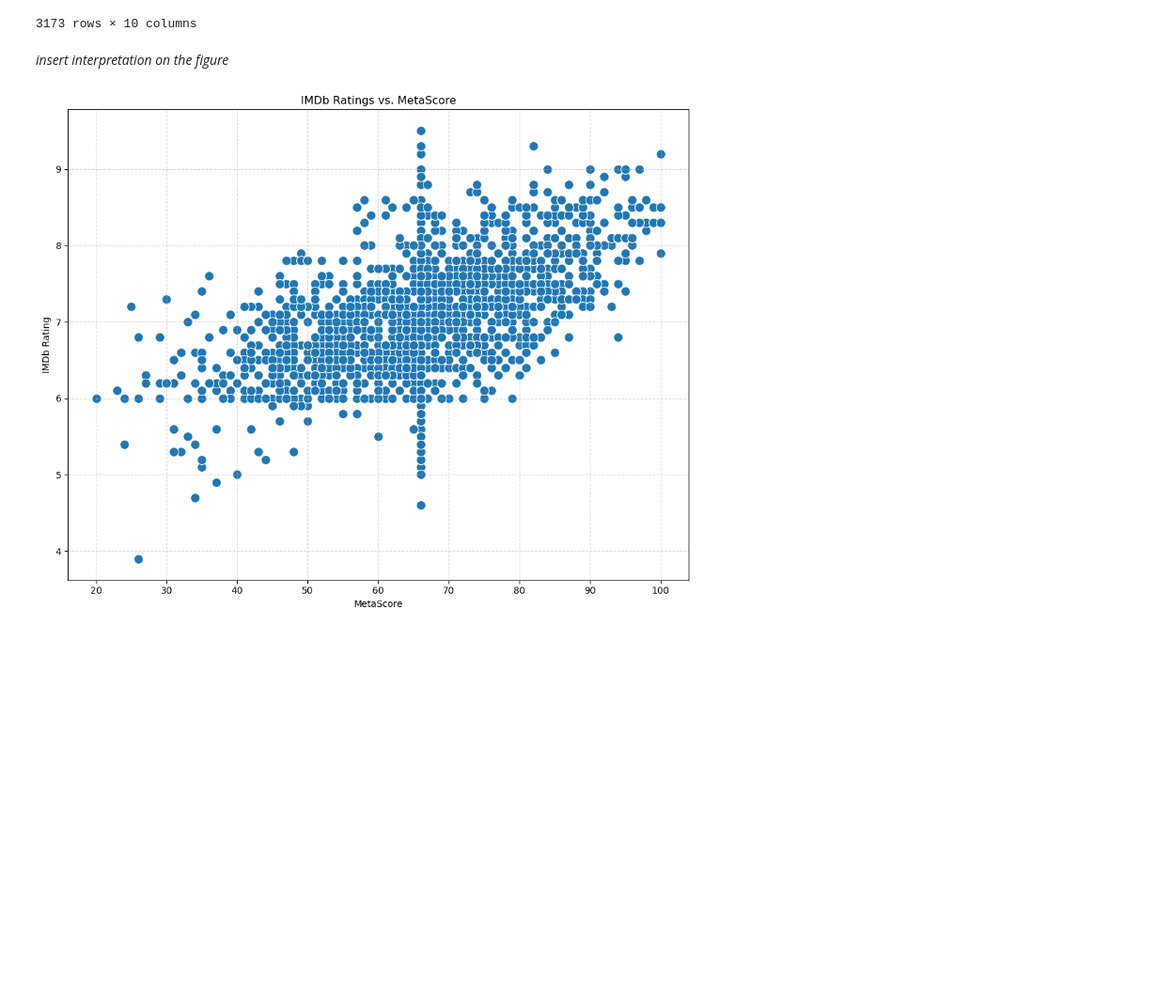
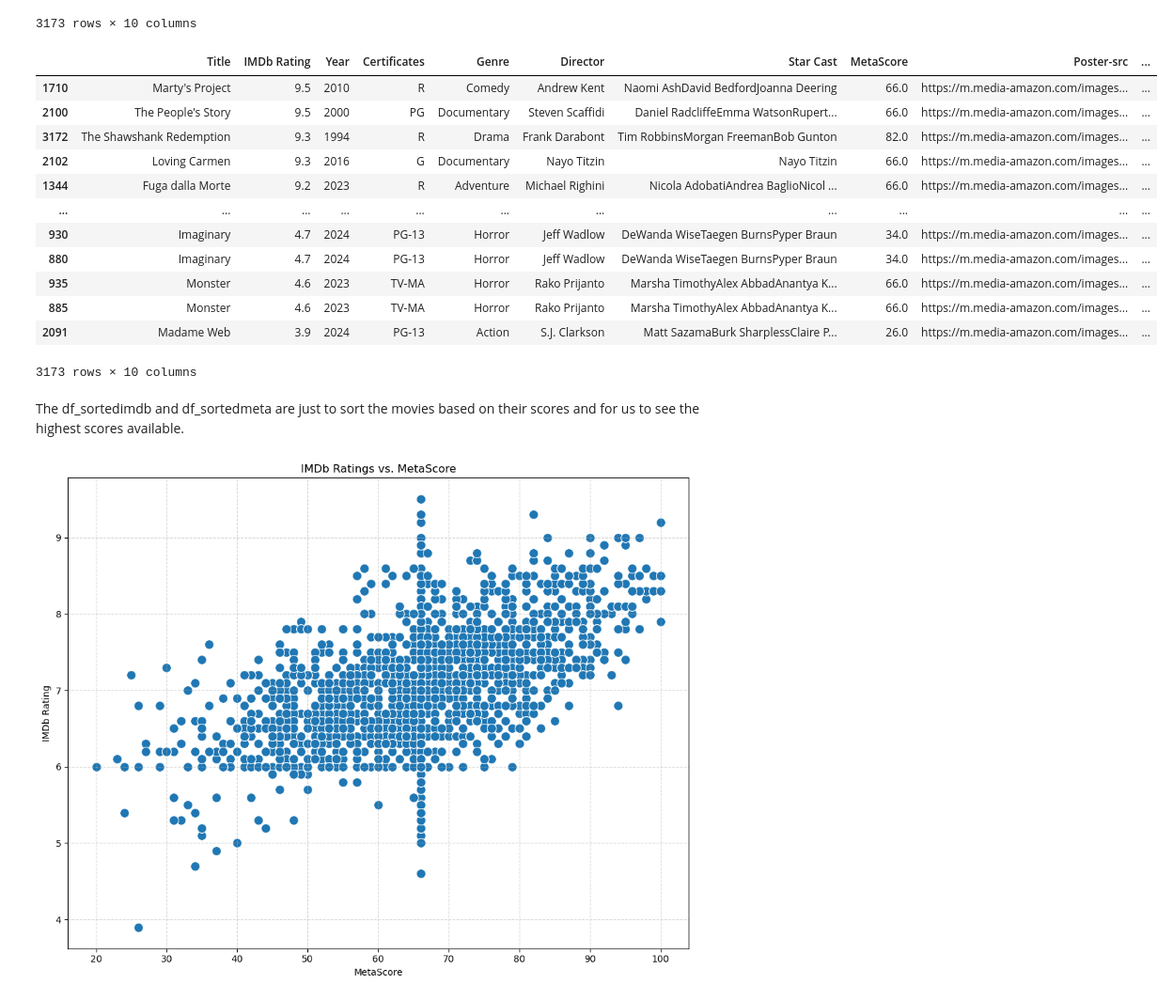
Before and after one commit to wayneflossien/102-final-project, a Jupyter notebook: 102-final_project.ipynb, the cells around one changed output. Shown at 94% size. Drawn from its saved outputs; the diff is of its cells as text; code cells hidden in the pictures; blank space fills up the shorter version.

```diff
--- a/102-final_project.ipynb
+++ b/102-final_project.ipynb
@@ -162,8 +193,26 @@ df_sortedmeta
 | 1999 | Hansel & Gretel: Witch Hunters | 6.1 | 2013 | R | Action | Tommy Wirkola | Jeremy RennerGemma ArtertonPeter ... | 23.0 | https://m.media-amazon.com/images... | ... |
 | 785 | Joe Dirt | 6.0 | 2001 | PG-13 | Adventure | Dennie Gordon | David SpadeBrittany DanielDennis ... | 20.0 | https://m.media-amazon.com/images... | ... |
 3173 rows × 10 columns
+# %%
+# Sort by IMDb Rating from highest to lowest
+df_sortedimdb = df.sort_values(by='IMDb Rating', ascending=False)
+df_sortedimdb
+# %% [output]
+|  | Title | IMDb Rating | Year | Certificates | Genre | Director | Star Cast | MetaScore | Poster-src | ... |
+| 1710 | Marty's Project | 9.5 | 2010 | R | Comedy | Andrew Kent | Naomi AshDavid BedfordJoanna Deering | 66.0 | https://m.media-amazon.com/images... | ... |
+| 2100 | The People's Story | 9.5 | 2000 | PG | Documentary | Steven Scaffidi | Daniel RadcliffeEmma WatsonRupert... | 66.0 | https://m.media-amazon.com/images... | ... |
+| 3172 | The Shawshank Redemption | 9.3 | 1994 | R | Drama | Frank Darabont | Tim RobbinsMorgan FreemanBob Gunton | 82.0 | https://m.media-amazon.com/images... | ... |
+| 2102 | Loving Carmen | 9.3 | 2016 | G | Documentary | Nayo Titzin | Nayo Titzin | 66.0 | https://m.media-amazon.com/images... | ... |
+| 1344 | Fuga dalla Morte | 9.2 | 2023 | R | Adventure | Michael Righini | Nicola AdobatiAndrea BaglioNicol ... | 66.0 | https://m.media-amazon.com/images... | ... |
+| ... | ... | ... | ... | ... | ... | ... | ... | ... | ... | ... |
+| 930 | Imaginary | 4.7 | 2024 | PG-13 | Horror | Jeff Wadlow | DeWanda WiseTaegen BurnsPyper Braun | 34.0 | https://m.media-amazon.com/images... | ... |
+| 880 | Imaginary | 4.7 | 2024 | PG-13 | Horror | Jeff Wadlow | DeWanda WiseTaegen BurnsPyper Braun | 34.0 | https://m.media-amazon.com/images... | ... |
+| 935 | Monster | 4.6 | 2023 | TV-MA | Horror | Rako Prijanto | Marsha TimothyAlex AbbadAnantya K... | 66.0 | https://m.media-amazon.com/images... | ... |
+| 885 | Monster | 4.6 | 2023 | TV-MA | Horror | Rako Prijanto | Marsha TimothyAlex AbbadAnantya K... | 66.0 | https://m.media-amazon.com/images... | ... |
+| 2091 | Madame Web | 3.9 | 2024 | PG-13 | Action | S.J. Clarkson | Matt SazamaBurk SharplessClaire P... | 26.0 | https://m.media-amazon.com/images... | ... |
+3173 rows × 10 columns
 # %% [markdown]
-*insert interpretation on the figure*
+The df_sortedimdb and df_sortedmeta are just to sort the movies based on their scores and for us to see the highest scores available.
 # %%
 # Create the scatterplot
 plt.figure(figsize=(10, 8))
```
Also changed, not shown: parts of 11 cells of this notebook.
